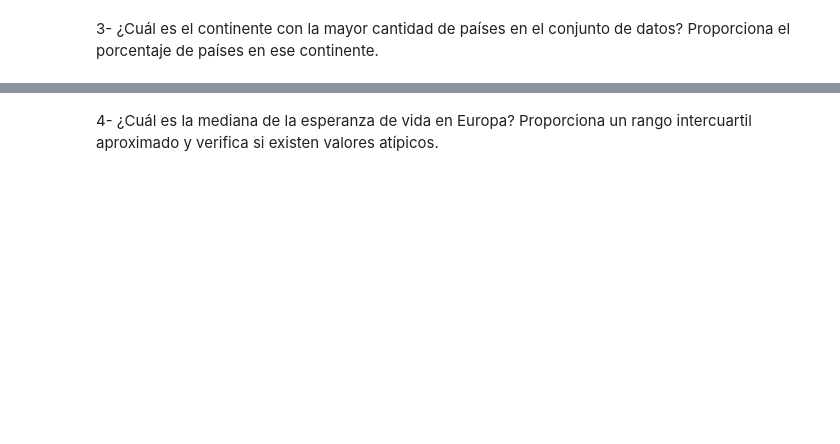
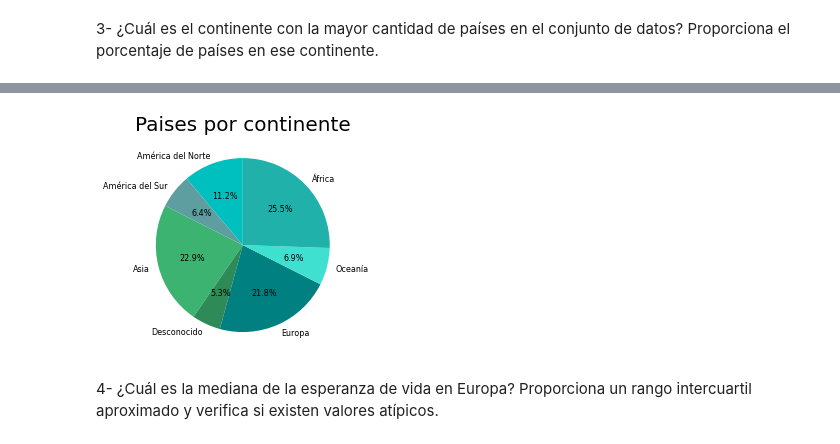
Before and after one commit to Adalab/da-modulo3-sprint2-pairprogramming-MCTamara, a Jupyter notebook: pair-VISUALIZACIÓN.ipynb, the cells around one changed output, grey strips where cells are left out. Drawn from its saved outputs; the diff is of its cells as text; code cells hidden in the pictures; blank space fills up the shorter version.

```diff
--- a/pair-VISUALIZACIÓN.ipynb
+++ b/pair-VISUALIZACIÓN.ipynb
@@ -139,0 +142,3 @@ TypeError: yticks(): Parameter 'labels' can't be set without setting 'ticks'
+# %%
+continente_paises = df.groupby("continente")["abbreviation"].count().reset_index()
+continente_paises
@@ -140,2 +154,16 @@ TypeError: yticks(): Parameter 'labels' can't be set without setting 'ticks'
+# %%
+
+
+plt.pie(continente_paises["abbreviation"],
+        labels=continente_paises["continente"],
+        autopct='%1.1f%%',
+        colors=["c", "cadetblue", "mediumseagreen", "seagreen", "teal", "turquoise", "lightseagreen"],
+        textprops={'fontsize': 8},
+        startangle=90)
+
+plt.title("Paises por continente", fontsize=20)
+plt.show()
+# %% [output]
+[figure, added]
 # %% [markdown]
 4- ¿Cuál es la mediana de la esperanza de vida en Europa? Proporciona un rango intercuartil aproximado y verifica si existen valores atípicos.
```
Also changed, not shown: parts of 9 cells of this notebook.
